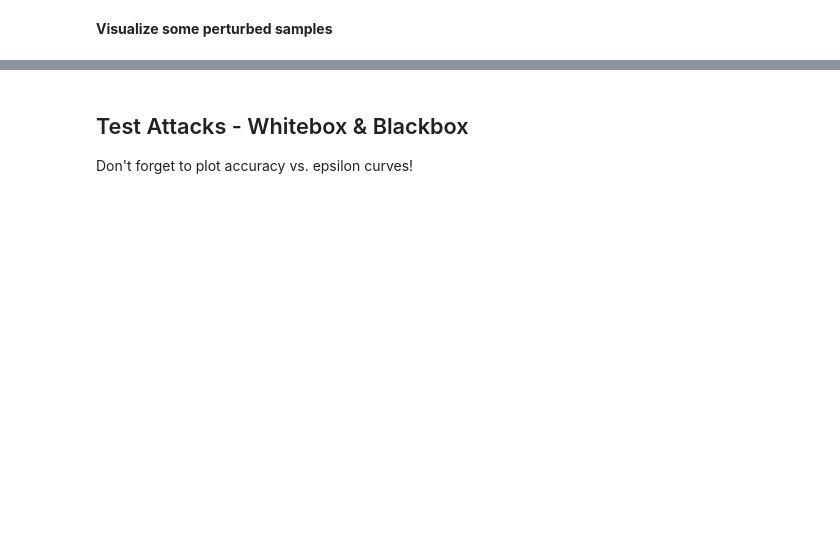
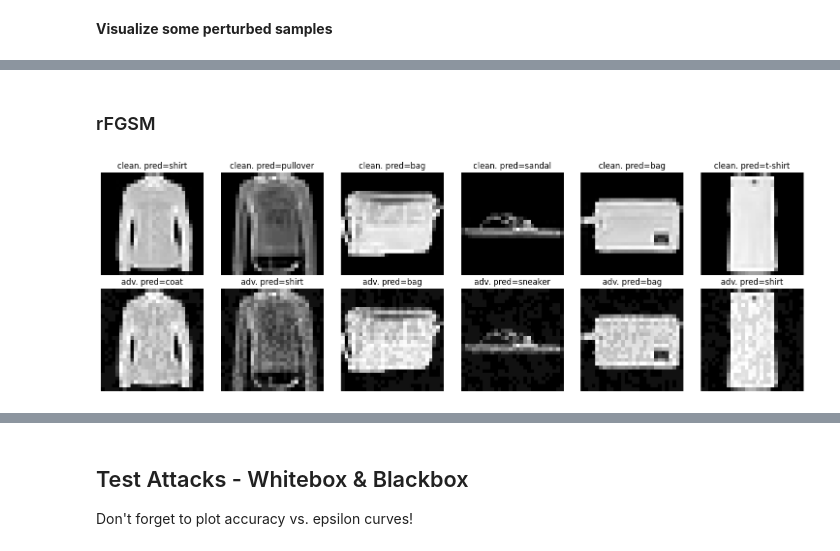
Before and after one commit to johncoogan53/HW5, a Jupyter notebook: HWK5_main.ipynb, the cells around one changed output, grey strips where cells are left out. Saved outputs shown, nothing was run; the diff lists cells and outputs as text; code cells hidden in the pictures; blank space fills up the shorter version.

```diff
--- a/HWK5_main.ipynb
+++ b/HWK5_main.ipynb
@@ -112,0 +307,41 @@ print("Done!")
+# %% [markdown]
+### rFGSM
+# %%
+classes = ["t-shirt", "trouser","pullover","dress","coat","sandal","shirt","sneaker","bag","boot"]
+net = models.NetA().to(device)
+net.load_state_dict(torch.load("netA_standard.pt"))
+for data,labels in test_loader:
+        data = data.to(device); labels = labels.to(device)
+
+        ###
+        # Compute and apply adversarial perturbation to data
+        # eps between 0 and 0.2
+        EPS= 0.07
+        ITS=10
+        ALP = 1.85*(EPS/ITS)
+
+        ###
+        adv_data = attacks.rFGSM_attack(net,device,data.clone().detach(),labels,EPS)
+        # Compute preds
+        with torch.no_grad():
+            clean_outputs = net(data)
+            _,clean_preds = clean_outputs.max(1)
+            clean_preds = clean_preds.cpu().squeeze().numpy()
+            adv_outputs = net(adv_data)
+            _,adv_preds = adv_outputs.max(1)
+            adv_preds = adv_preds.cpu().squeeze().numpy()
+
+        # Plot some samples
+        inds = random.sample(list(range(data.size(0))),6)
+        plt.figure(figsize=(15,5))
+        for jj in range(6):
+            plt.subplot(2,6,jj+1);plt.imshow(data[inds[jj],0].cpu().numpy(),cmap='gray');plt.axis("off");
+            plt.title("clean. pred={}".format(classes[clean_preds[inds[jj]]]))
+        for jj in range(6):
+            plt.subplot(2,6,6+jj+1);plt.imshow(adv_data[inds[jj],0].cpu().numpy(),cmap='gray');plt.axis("off");
+            plt.title("adv. pred={}".format(classes[adv_preds[inds[jj]]]))
+        plt.tight_layout()
+        plt.show()
+        break
+# %% [output]
+[figure, added]
```
Also changed, not shown: parts of 28 cells of this notebook.
